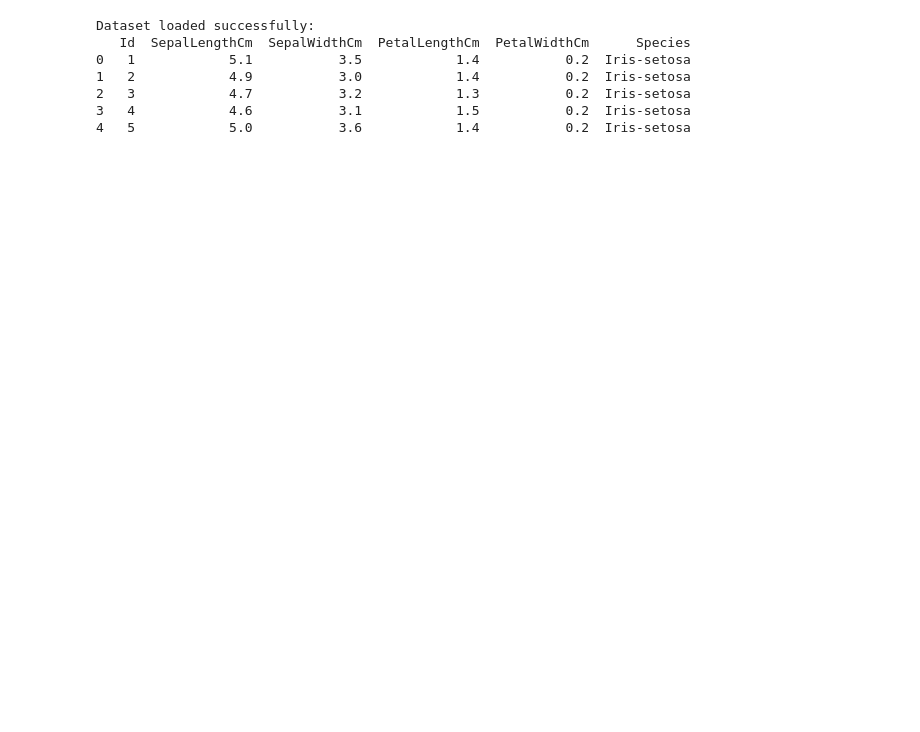
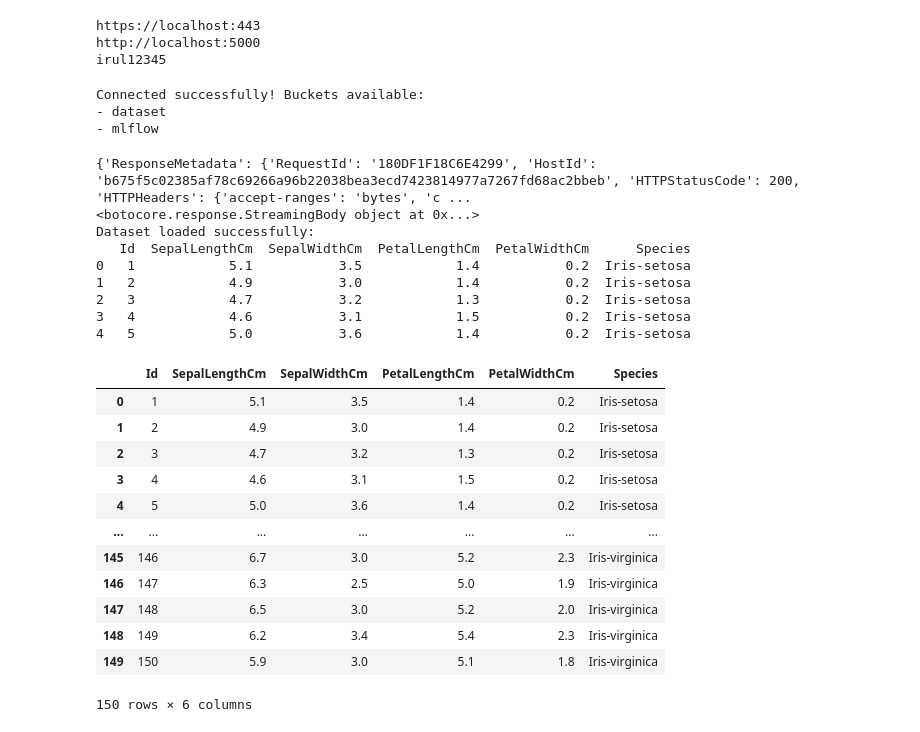
Before and after one commit to lyonardgemilang/emelops-project, a Jupyter notebook: notebooks/Example.ipynb, the cells around one changed output. Drawn from its saved outputs; the diff is of its cells as text; code cells hidden in the pictures; blank space fills up the shorter version.

```diff
--- a/notebooks/Example.ipynb
+++ b/notebooks/Example.ipynb
@@ -29,3 +33,11 @@ object_name = "Iris.csv"
+# %%
+print(s3_url)
+print(tracker_url)
+print(os.getenv("MLFLOW_TRACKING_PASSWORD"))
+# %% [output]
+https://localhost:443
+http://localhost:5000
+irul12345
 # %%
 s3 = boto3.client(
     's3',
@@ -35,9 +48,26 @@ s3 = boto3.client(
 )
+# %%
+try:
+    # Attempt to list buckets
+    response = s3.list_buckets()
+
+    # If successful, print bucket names
+    print("Connected successfully! Buckets available:")
+    for bucket in response['Buckets']:
+        print(f"- {bucket['Name']}")
+except Exception as e:
+    # Print any connection errors
+    print("Connection error:", e)
+# %% [output]
+Connected successfully! Buckets available:
+- dataset
+- mlflow
 # %%
 try:
     response = s3.get_object(Bucket=bucket_name, Key=object_name)
+    print(response)
     dataset_content = response.get('Body')
-    # print(dataset_content)
+    print(dataset_content)
     # Load the dataset into a DataFrame
     df = pd.read_csv(dataset_content)
     print("Dataset loaded successfully:")
@@ -45,6 +75,8 @@ try:
 except Exception as e:
     print("Error fetching dataset from MinIO:", e)
 # %% [output]
+{'ResponseMetadata': {'RequestId': '180DF1F18C6E4299', 'HostId': 'b675f5c02385af78c69266a96b22038bea3ecd7423814977a7267fd68ac2bbeb', 'HTTPStatusCode': 200, 'HTTPHeaders': {'accept-ranges': 'bytes', 'c ...
+<botocore.response.StreamingBody object at 0x...>
 Dataset loaded successfully:
    Id  SepalLengthCm  SepalWidthCm  PetalLengthCm  PetalWidthCm      Species
 0   1            5.1           3.5            1.4           0.2  Iris-setosa
@@ -52,4 +84,21 @@ Dataset loaded successfully:
 2   3            4.7           3.2            1.3           0.2  Iris-setosa
 3   4            4.6           3.1            1.5           0.2  Iris-setosa
 4   5            5.0           3.6            1.4           0.2  Iris-setosa
+# %%
+df = pd.read_csv('../Iris.csv')
+df
+# %% [output]
+|  | Id | SepalLengthCm | SepalWidthCm | PetalLengthCm | PetalWidthCm | Species |
+| 0 | 1 | 5.1 | 3.5 | 1.4 | 0.2 | Iris-setosa |
+| 1 | 2 | 4.9 | 3.0 | 1.4 | 0.2 | Iris-setosa |
+| 2 | 3 | 4.7 | 3.2 | 1.3 | 0.2 | Iris-setosa |
+| 3 | 4 | 4.6 | 3.1 | 1.5 | 0.2 | Iris-setosa |
+| 4 | 5 | 5.0 | 3.6 | 1.4 | 0.2 | Iris-setosa |
+| ... | ... | ... | ... | ... | ... | ... |
+| 145 | 146 | 6.7 | 3.0 | 5.2 | 2.3 | Iris-virginica |
+| 146 | 147 | 6.3 | 2.5 | 5.0 | 1.9 | Iris-virginica |
+| 147 | 148 | 6.5 | 3.0 | 5.2 | 2.0 | Iris-virginica |
+| 148 | 149 | 6.2 | 3.4 | 5.4 | 2.3 | Iris-virginica |
+| 149 | 150 | 5.9 | 3.0 | 5.1 | 1.8 | Iris-virginica |
+150 rows × 6 columns
 # %%
```
Also changed, not shown: parts of 9 cells of this notebook, 10 other files.
